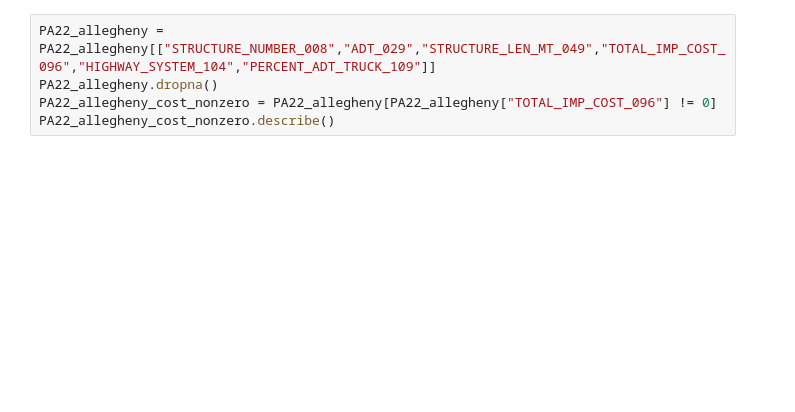
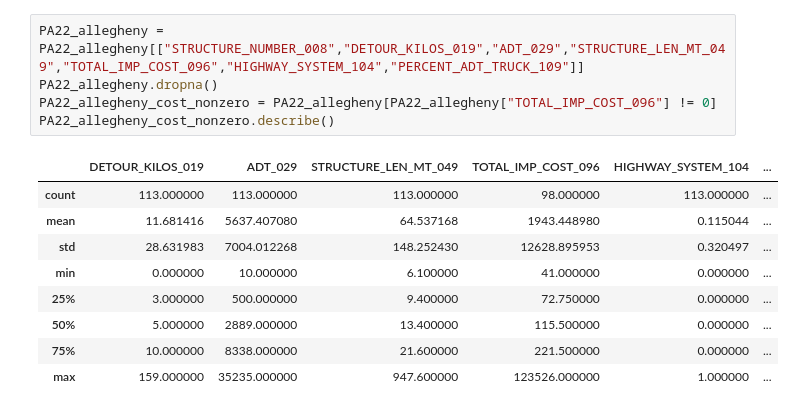
Before and after one commit to megan0422/DABPFinalProject, a Jupyter notebook: Optimization.ipynb, the cells around one changed output. Cells and saved outputs as stored; diff of their text form; blank space fills up the shorter version.

```diff
--- a/Optimization.ipynb
+++ b/Optimization.ipynb
@@ -27,8 +48,18 @@ PA22_allegheny
 # %%
-PA22_allegheny = PA22_allegheny[["STRUCTURE_NUMBER_008","ADT_029","STRUCTURE_LEN_MT_049","TOTAL_IMP_COST_096","HIGHWAY_SYSTEM_104","PERCENT_ADT_TRUCK_109"]]
+PA22_allegheny = PA22_allegheny[["STRUCTURE_NUMBER_008","DETOUR_KILOS_019","ADT_029","STRUCTURE_LEN_MT_049","TOTAL_IMP_COST_096","HIGHWAY_SYSTEM_104","PERCENT_ADT_TRUCK_109"]]
 PA22_allegheny.dropna()
 PA22_allegheny_cost_nonzero = PA22_allegheny[PA22_allegheny["TOTAL_IMP_COST_096"] != 0]
 PA22_allegheny_cost_nonzero.describe()
+# %% [output]
+|  | DETOUR_KILOS_019 | ADT_029 | STRUCTURE_LEN_MT_049 | TOTAL_IMP_COST_096 | HIGHWAY_SYSTEM_104 | ... |
+| count | 113.000000 | 113.000000 | 113.000000 | 98.000000 | 113.000000 | ... |
+| mean | 11.681416 | 5637.407080 | 64.537168 | 1943.448980 | 0.115044 | ... |
+| std | 28.631983 | 7004.012268 | 148.252430 | 12628.895953 | 0.320497 | ... |
+| min | 0.000000 | 10.000000 | 6.100000 | 41.000000 | 0.000000 | ... |
+| 25% | 3.000000 | 500.000000 | 9.400000 | 72.750000 | 0.000000 | ... |
+| 50% | 5.000000 | 2889.000000 | 13.400000 | 115.500000 | 0.000000 | ... |
+| 75% | 10.000000 | 8338.000000 | 21.600000 | 221.500000 | 0.000000 | ... |
+| max | 159.000000 | 35235.000000 | 947.600000 | 123526.000000 | 1.000000 | ... |
 # %%
 
 i = len(PA22_allegheny_cost_nonzero)
```
Also changed, not shown: parts of 5 cells of this notebook.
